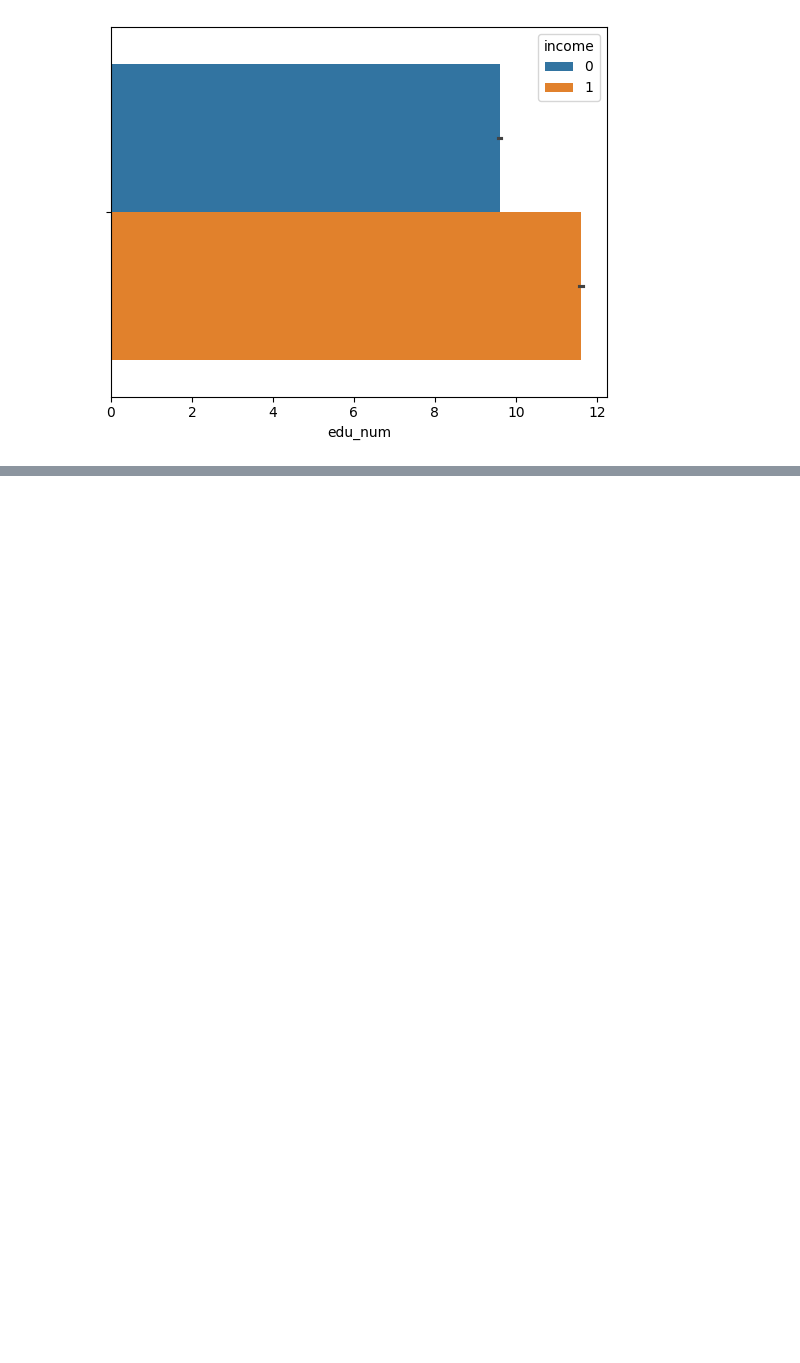
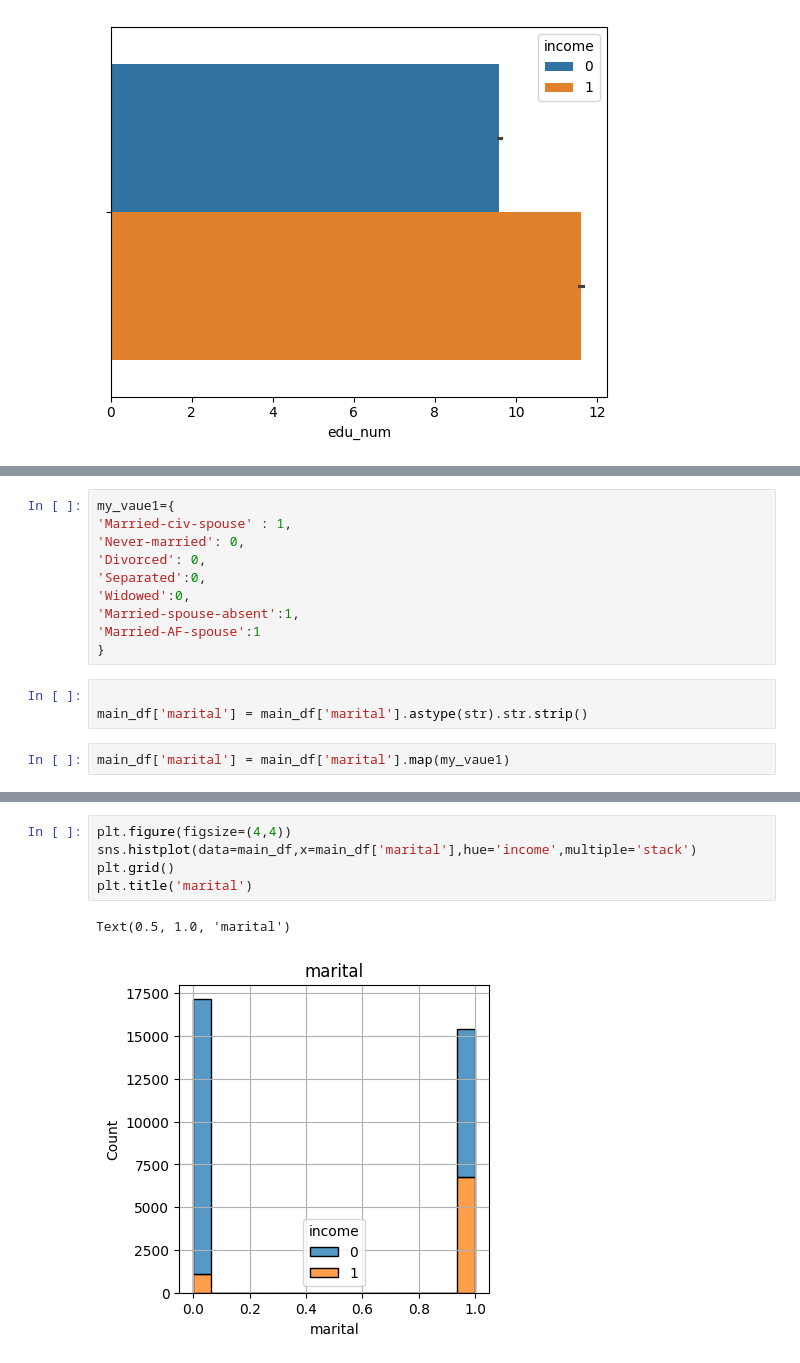
Before and after one commit to utkuseyithanoglu/utku-machine-learning-python-template, a Jupyter notebook: src/utku_data.ipynb, the cells around one changed output, grey strips where cells are left out. Saved outputs shown, nothing was run; the diff lists cells and outputs as text; blank space fills up the shorter version.

```diff
--- a/src/utku_data.ipynb
+++ b/src/utku_data.ipynb
@@ -376,0 +430,15 @@ sns.barplot(data=main_df,x='edu_num',hue='income')
+# %%
+my_vaue1={
+'Married-civ-spouse' : 1,
+'Never-married': 0,
+'Divorced': 0,
+'Separated':0,
+'Widowed':0,
+'Married-spouse-absent':1,
+'Married-AF-spouse':1
+}
+# %%
+
+main_df['marital'] = main_df['marital'].astype(str).str.strip()
+# %%
+main_df['marital'] = main_df['marital'].map(my_vaue1)
@@ -376,0 +454,8 @@ sns.barplot(data=main_df,x='edu_num',hue='income')
+# %%
+plt.figure(figsize=(4,4))
+sns.histplot(data=main_df,x=main_df['marital'],hue='income',multiple='stack')
+plt.grid()
+plt.title('marital')
+# %% [output]
+Text(0.5, 1.0, 'marital')
+[figure, added]
```
Also changed, not shown: parts of 18 cells of this notebook, 1 other file.
